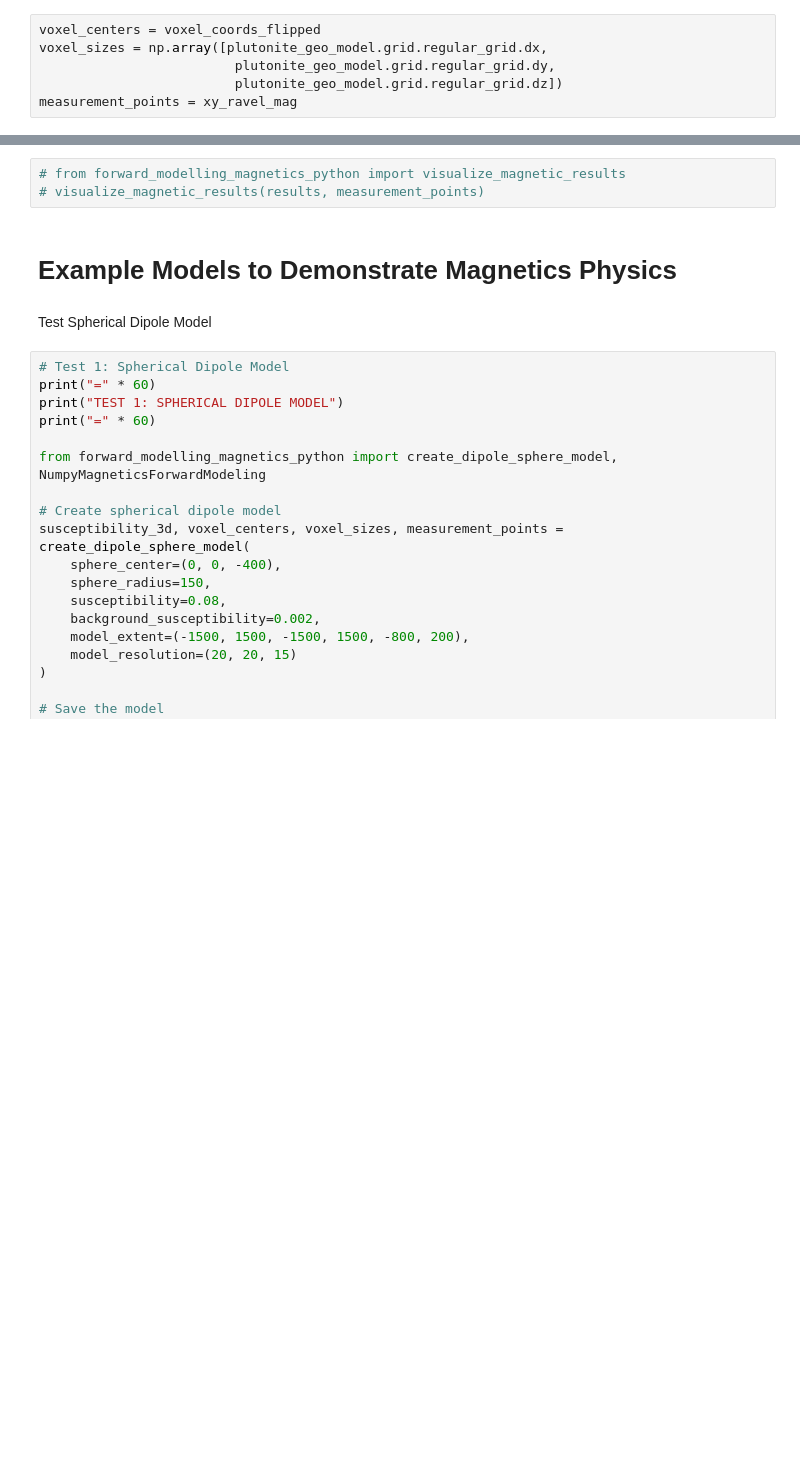
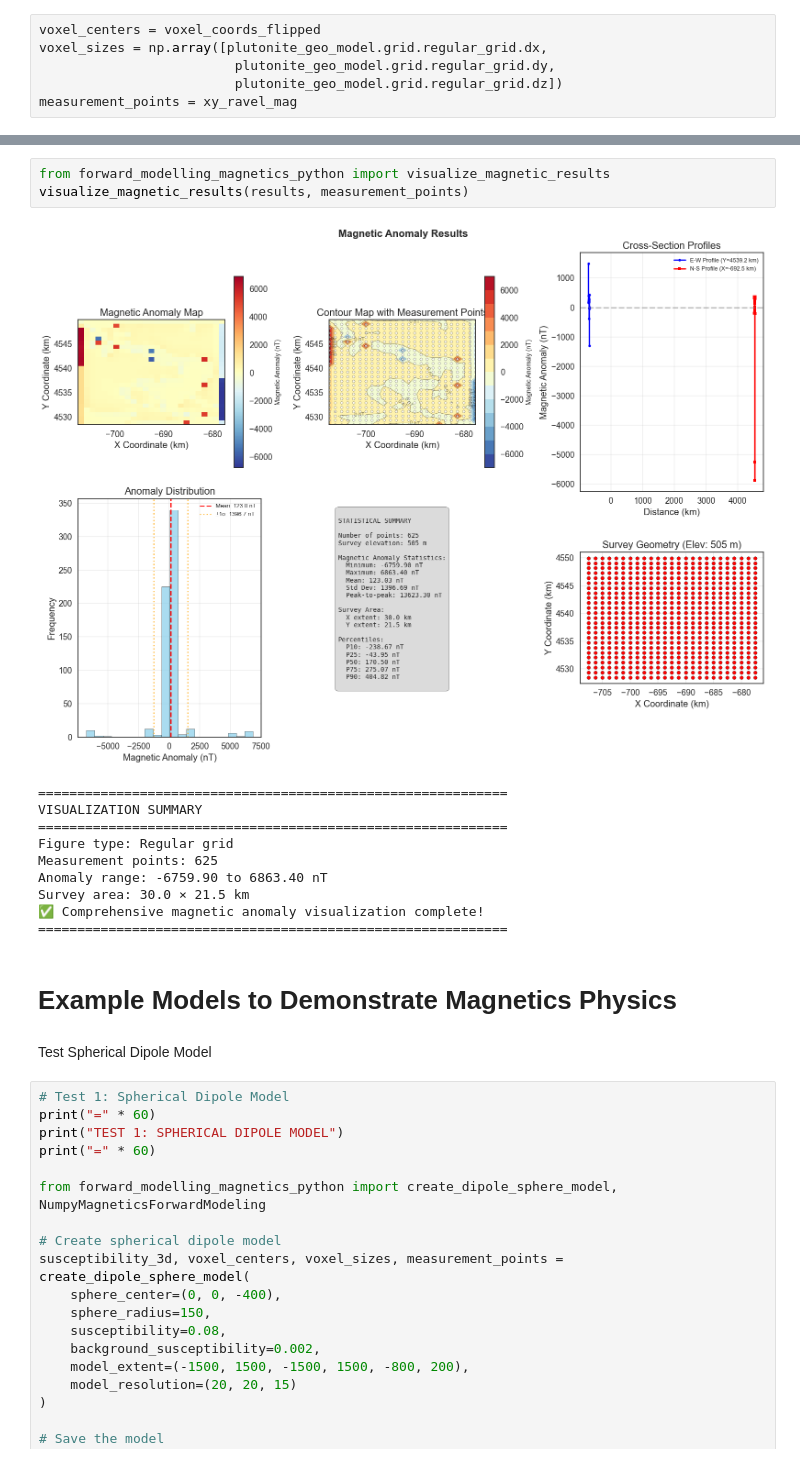
Before and after one commit to terranigma-solutions/Mineye-Terranigma, a Jupyter notebook: GeoModel/Geophysical_Forward_Modelling/forward_modelling_magnetics.ipynb, the cells around one changed output, grey strips where cells are left out. Cells and saved outputs as stored; diff of their text form; blank space fills up the shorter version.

```diff
--- a/GeoModel/Geophysical_Forward_Modelling/forward_modelling_magnetics.ipynb
+++ b/GeoModel/Geophysical_Forward_Modelling/forward_modelling_magnetics.ipynb
@@ -228,6 +246,17 @@ Text(0.5, 1.0, 'Magnetic Anomaly (Trimmed)')
 # %%
-# from forward_modelling_magnetics_python import visualize_magnetic_results
-# visualize_magnetic_results(results, measurement_points)
+from forward_modelling_magnetics_python import visualize_magnetic_results
+visualize_magnetic_results(results, measurement_points)
+# %% [output]
+[figure, added]
+============================================================
+VISUALIZATION SUMMARY
+============================================================
+Figure type: Regular grid
+Measurement points: 625
+Anomaly range: -6759.90 to 6863.40 nT
+Survey area: 30.0 × 21.5 km
+✅ Comprehensive magnetic anomaly visualization complete!
+============================================================
 # %% [markdown]
 # Example Models to Demonstrate Magnetics Physics
 # %% [markdown]
```
Also changed, not shown: parts of 23 cells of this notebook, 3 other files.
